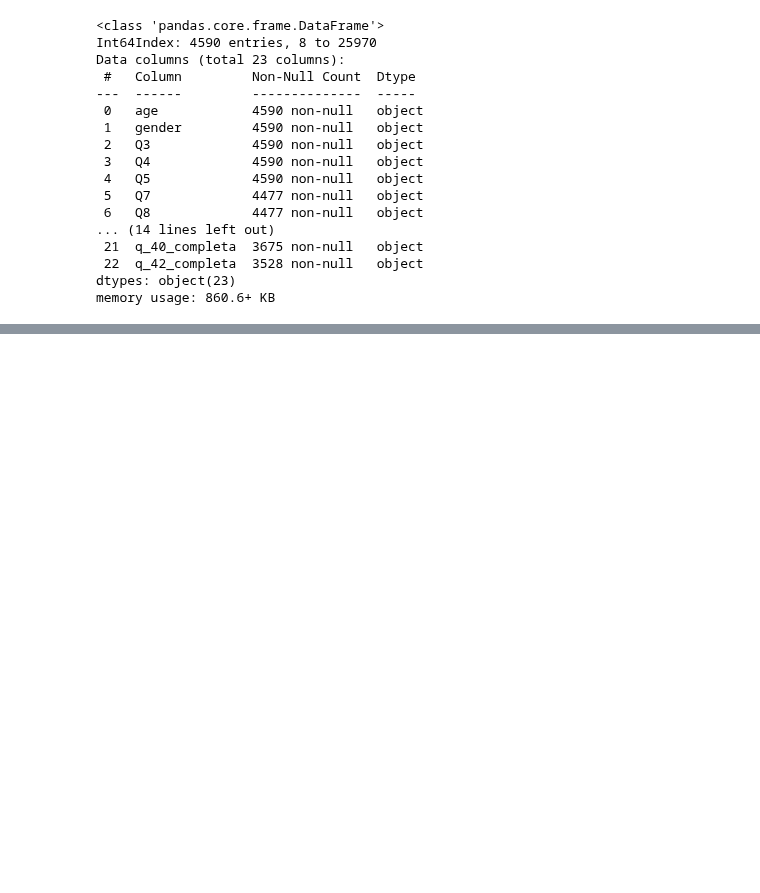
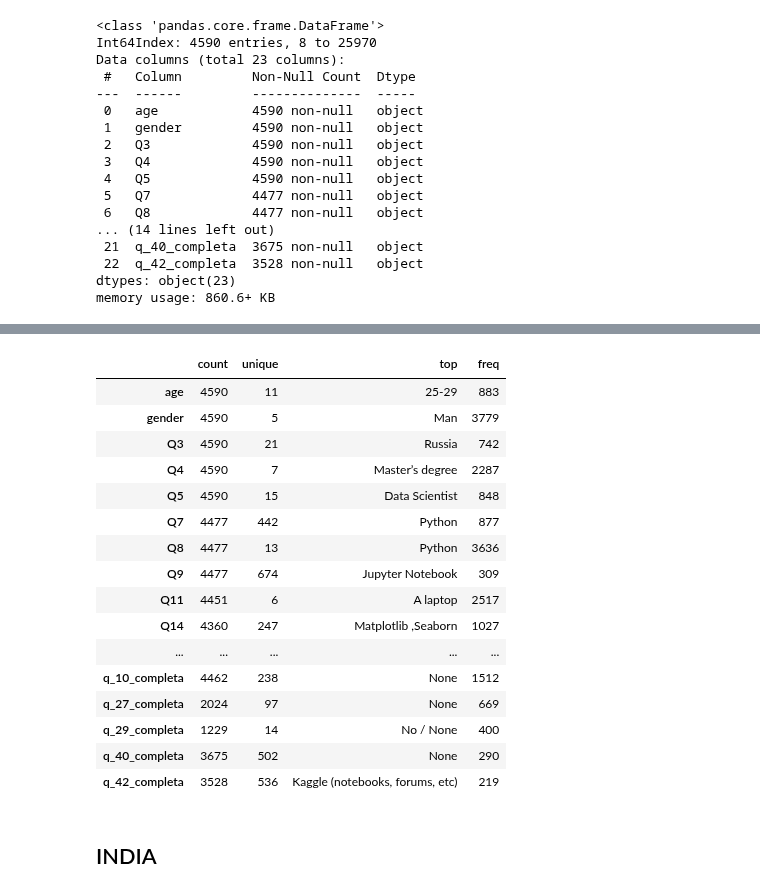
Before and after one commit to Adalab/EDA-ETL-project, a Jupyter notebook: eda.ipynb, the cells around one changed output, grey strips where cells are left out. Saved outputs shown, nothing was run; the diff lists cells and outputs as text; code cells hidden in the pictures; blank space fills up the shorter version.

```diff
--- a/eda.ipynb
+++ b/eda.ipynb
@@ -330,0 +330,22 @@ cruzar y combinar entre USA e India con df_europa
+# %%
+df_europa.describe(include='all').T
+# %% [output]
+|  | count | unique | top | freq |
+| age | 4590 | 11 | 25-29 | 883 |
+| gender | 4590 | 5 | Man | 3779 |
+| Q3 | 4590 | 21 | Russia | 742 |
+| Q4 | 4590 | 7 | Master’s degree | 2287 |
+| Q5 | 4590 | 15 | Data Scientist | 848 |
+| Q7 | 4477 | 442 | Python | 877 |
+| Q8 | 4477 | 13 | Python | 3636 |
+| Q9 | 4477 | 674 | Jupyter Notebook | 309 |
+| Q11 | 4451 | 6 | A laptop | 2517 |
+| Q14 | 4360 | 247 | Matplotlib ,Seaborn | 1027 |
+| ... | ... | ... | ... | ... |
+| q_10_completa | 4462 | 238 | None | 1512 |
+| q_27_completa | 2024 | 97 | None | 669 |
+| q_29_completa | 1229 | 14 | No / None | 400 |
+| q_40_completa | 3675 | 502 | None | 290 |
+| q_42_completa | 3528 | 536 | Kaggle (notebooks, forums, etc) | 219 |
+# %% [markdown]
+## INDIA
```
Also changed, not shown: parts of 32 cells of this notebook.
